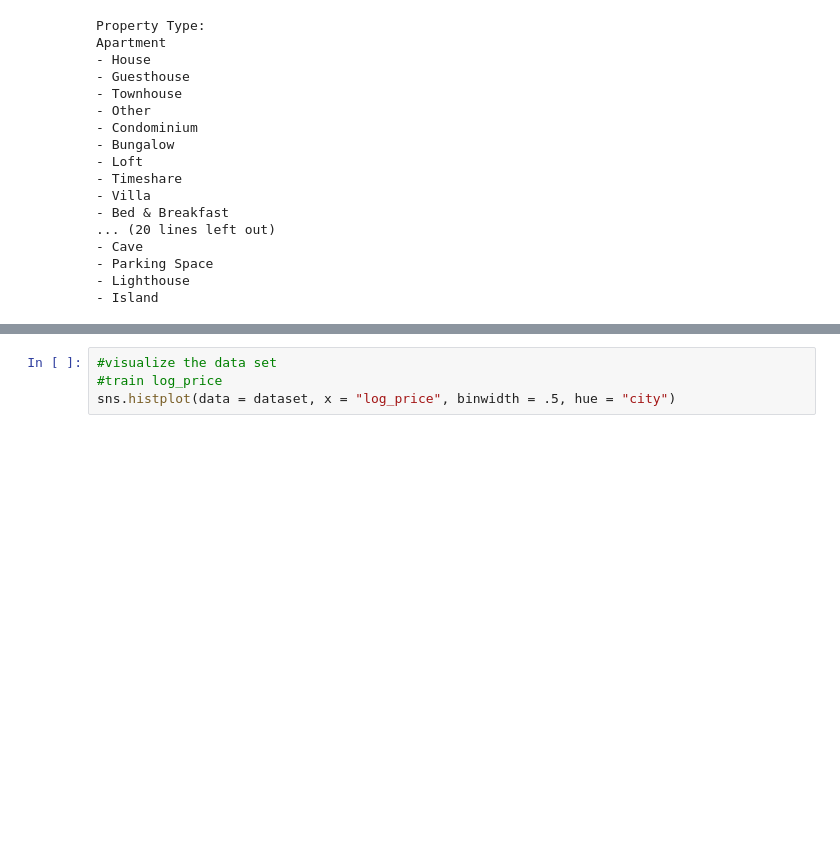
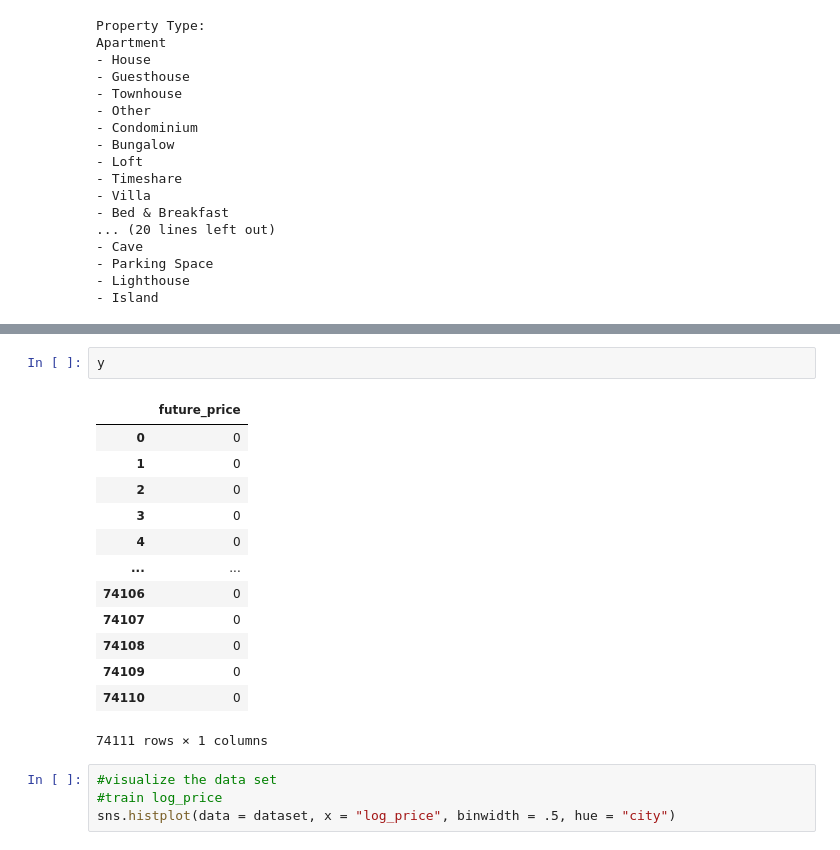
Before and after one commit to Darkling-01/Airbnb-Machine-Learning, a Jupyter notebook: Project_1.ipynb, the cells around one changed output, grey strips where cells are left out. Cells and saved outputs as stored; diff of their text form; blank space fills up the shorter version.

```diff
--- a/Project_1.ipynb
+++ b/Project_1.ipynb
@@ -80,3 +103,19 @@ Text(0.5, 1.0, 'Top 5 States')
+# %%
+y
+# %% [output]
+|  | future_price |
+| 0 | 0 |
+| 1 | 0 |
+| 2 | 0 |
+| 3 | 0 |
+| 4 | 0 |
+| ... | ... |
+| 74106 | 0 |
+| 74107 | 0 |
+| 74108 | 0 |
+| 74109 | 0 |
+| 74110 | 0 |
+74111 rows × 1 columns
 # %%
 #visualize the data set
 #train log_price
```
Also changed, not shown: parts of 5 cells of this notebook.
